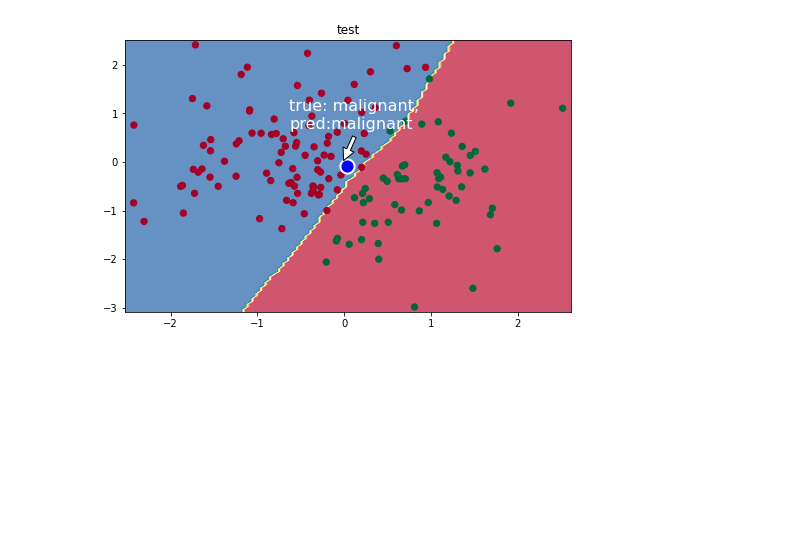
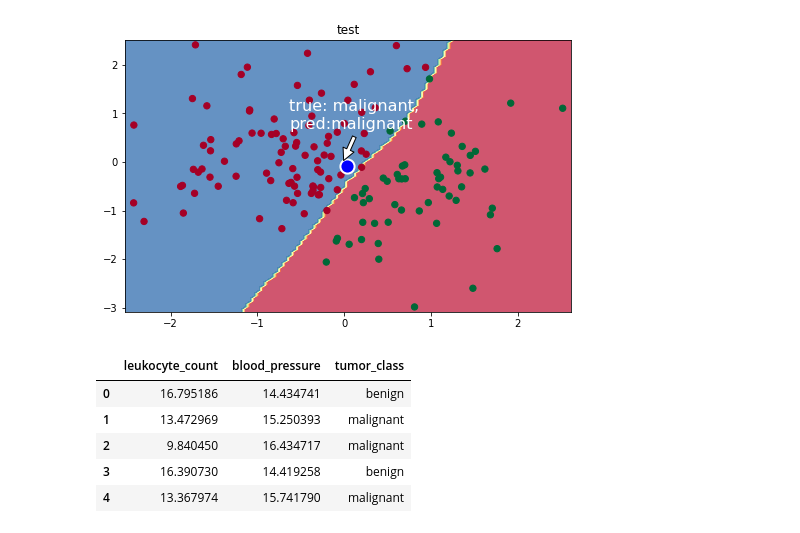
Before and after one commit to Otobi1/Back-to-Basics-A-Refresher-, a Jupyter notebook: Back_to_Basics_Data_Quality.ipynb, the cells around one changed output. Saved outputs shown, nothing was run; the diff lists cells and outputs as text; code cells hidden in the pictures; blank space fills up the shorter version.

```diff
--- a/Back_to_Basics_Data_Quality.ipynb
+++ b/Back_to_Basics_Data_Quality.ipynb
@@ -371,0 +376,14 @@ plt.show()
+# %%
+# Load the raw reduced data
+
+url = "https://raw.githubusercontent.com/GokuMohandas/madewithml/main/datasets/tumors_reduced.csv"
+df_reduced = pd.read_csv(url, header = 0) # load
+df_reduced = df_reduced.sample(frac = 1).reset_index(drop = True) # Shuffle
+df_reduced.head()
+# %% [output]
+|  | leukocyte_count | blood_pressure | tumor_class |
+| 0 | 16.795186 | 14.434741 | benign |
+| 1 | 13.472969 | 15.250393 | malignant |
+| 2 | 9.840450 | 16.434717 | malignant |
+| 3 | 16.390730 | 14.419258 | benign |
+| 4 | 13.367974 | 15.741790 | malignant |
```
Also changed, not shown: parts of 20 cells of this notebook.
